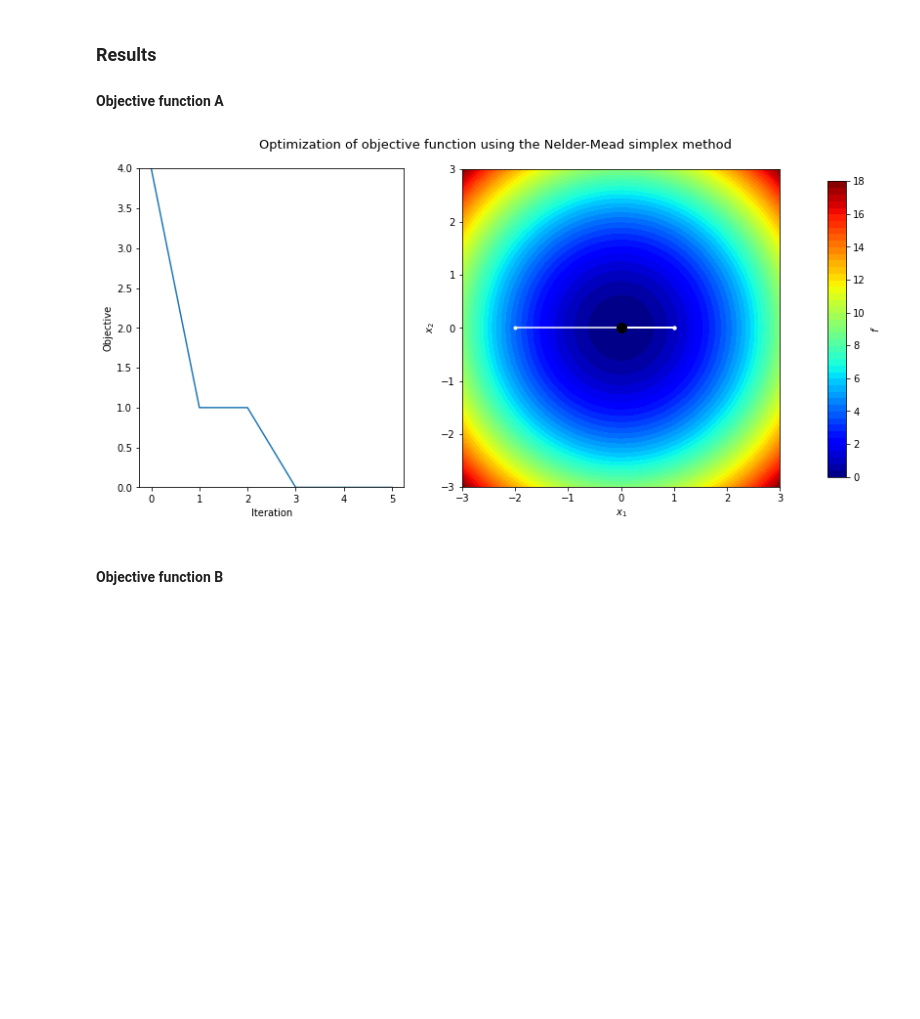
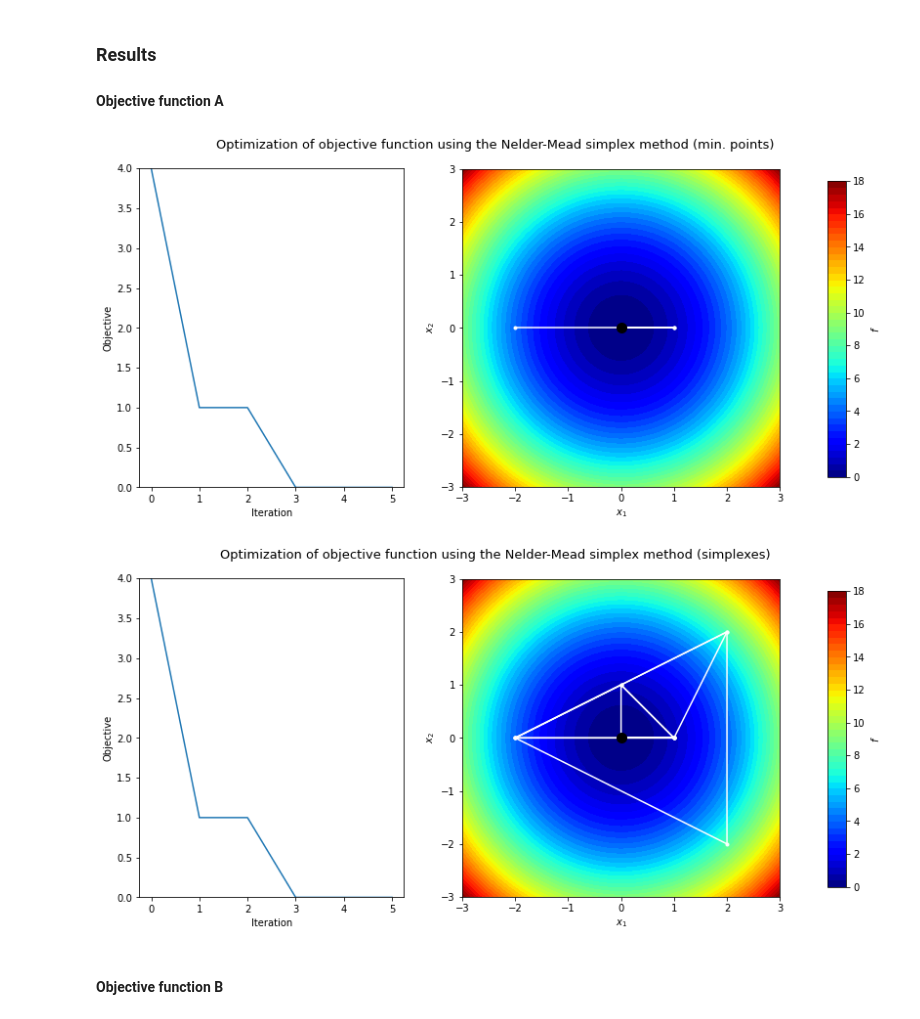
Before and after one commit to SebastianGlavind/PhD-study, a Jupyter notebook: Optimization/Optimization_deter_con_uncon.ipynb, the cells around one changed output. Drawn from its saved outputs; the diff is of its cells as text; code cells hidden in the pictures; blank space fills up the shorter version.

```diff
--- a/Optimization/Optimization_deter_con_uncon.ipynb
+++ b/Optimization/Optimization_deter_con_uncon.ipynb
@@ -792,22 +792,60 @@ def NMSM(f_obj, S0, alpha=1, beta=2, gamma=0.5, kmax=100, precision=1e-4):
                break
     # Output
     return(xTrace, objTrace)
+
+###########################################################################
+# Plotting function
+###########################################################################
+def NMSM_plotting_function(xx_grid, obj_grid, S, y, plot_title):
+    fig, (ax1, ax2) = plt.subplots(nrows=1, ncols=2, figsize=(13.5,6), gridspec_kw={'width_ratios': [1, 1.2]})
+    # fig_a.subplots_adjust(wspace=0.1)
+    n = y.shape[0]
+
+    ax1.plot(y)
+    ax1.set_ylim([0,max(y)])
+    ax1.set_xlabel('Iteration')
+    ax1.set_ylabel('Objective')
+
+    con = ax2.contourf(xx_grid[0], xx_grid[1], obj_grid, levels=50, cmap='jet')
+    for t in range(n):
+        s_n = np.vstack([S[t], S[t][0,:]]); # print(s_n)
+        ax2.plot(s_n[:, 0], s_n[:, 1], marker = '.', linestyle='-', color='w')
+        if t==n-1:
+            ax2.plot(s_n[0, 0], s_n[0, 1], 'o', color='k', markersize=10)
+    ax2.set_xlim([-3,3])
+    ax2.set_ylim([-3,3])
+    ax2.set_xlabel('$x_1$')
+    ax2.set_ylabel('$x_2$')
+    ax2.set_aspect('equal')
+
+    # Add colorbar and title
+    fig.subplots_adjust(right=0.8)
+    cbar = fig.add_axes([0.85, 0.15, 0.02, 0.7])
+    cbar = fig.colorbar(con, cax=cbar)
+    cbar.ax.set_ylabel('$f$')
+    fig.suptitle(plot_title, fontsize=13, y=0.95)
+
+    # show the plot
+    plt.show()
 # %% [markdown]
 ### Results
 #### Objective function A
 # %%
 # Nelder-Mead simplex method
 S_a_nmsm, obj_a_nmsm = NMSM(objective_a,  np.array([[2,2], [2,-2], [-2,0]]))
 nIt = len(obj_a_nmsm)
 x_a_nmsm = np.zeros([nIt,2])
 y_a_nmsm = np.zeros([nIt])
 for t in range(len(obj_a_nmsm)):
     x_a_nmsm[t,:] = S_a_nmsm[t][0,:] # lowest value
     y_a_nmsm[t] = obj_a_nmsm[t][0]
 
-GD_plotting_function(xx_a, eval_obj_a, x_a_nmsm, y_a_nmsm, 'Optimization of objective function using the Nelder-Mead simplex method')
+GD_plotting_function(xx_a, eval_obj_a, x_a_nmsm, y_a_nmsm, 'Optimization of objective function using the Nelder-Mead simplex method (min. points)')
+
+NMSM_plotting_function(xx_a, eval_obj_a, S_a_nmsm, y_a_nmsm, 'Optimization of objective function using the Nelder-Mead simplex method (simplexes)')
 # %% [output]
-[figure, old version]
+[figure, new version]
+[figure, added]
 # %% [markdown]
 #### Objective function B
 # %%
```
Also changed, not shown: parts of 1 cell of this notebook.
